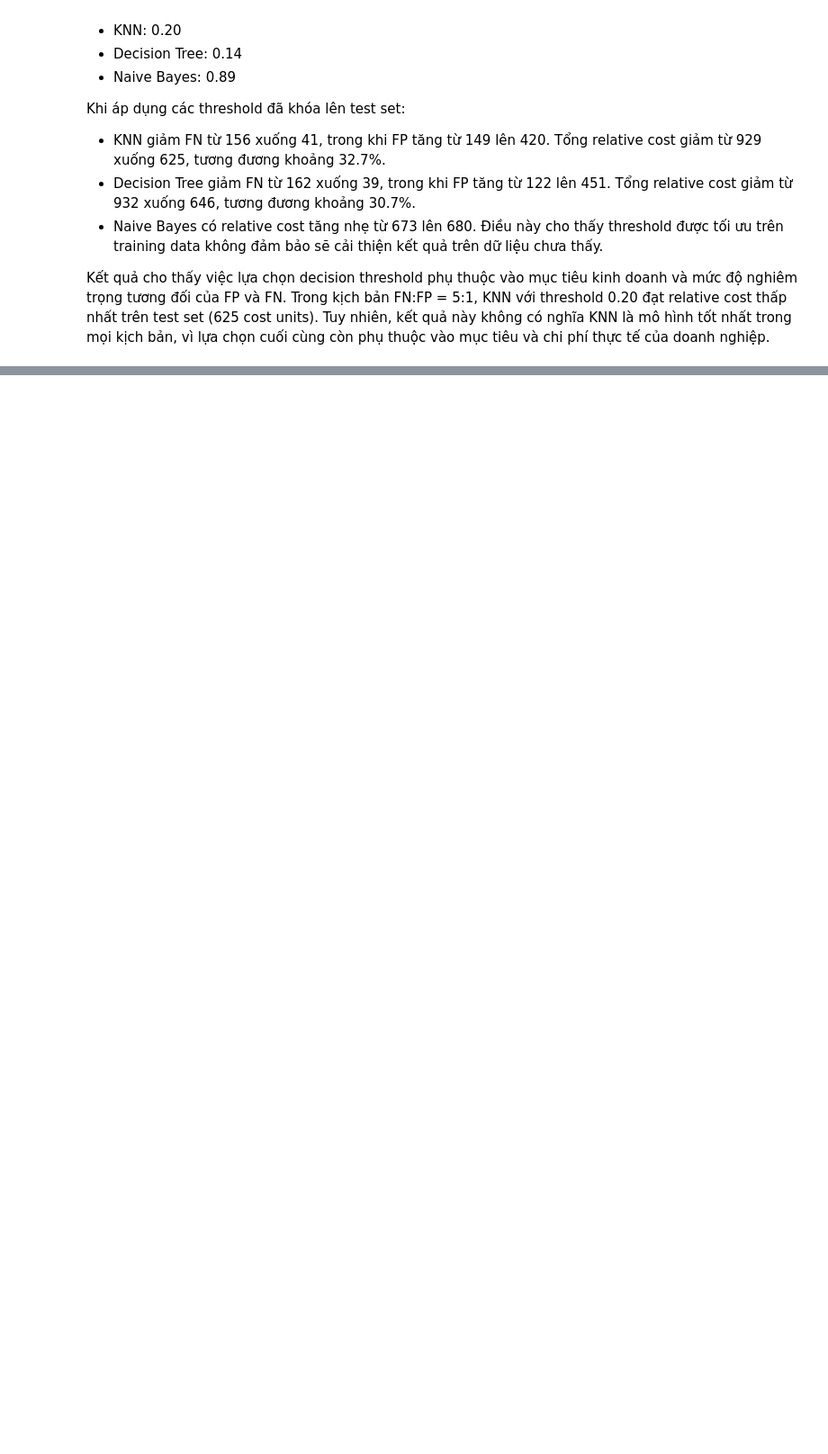
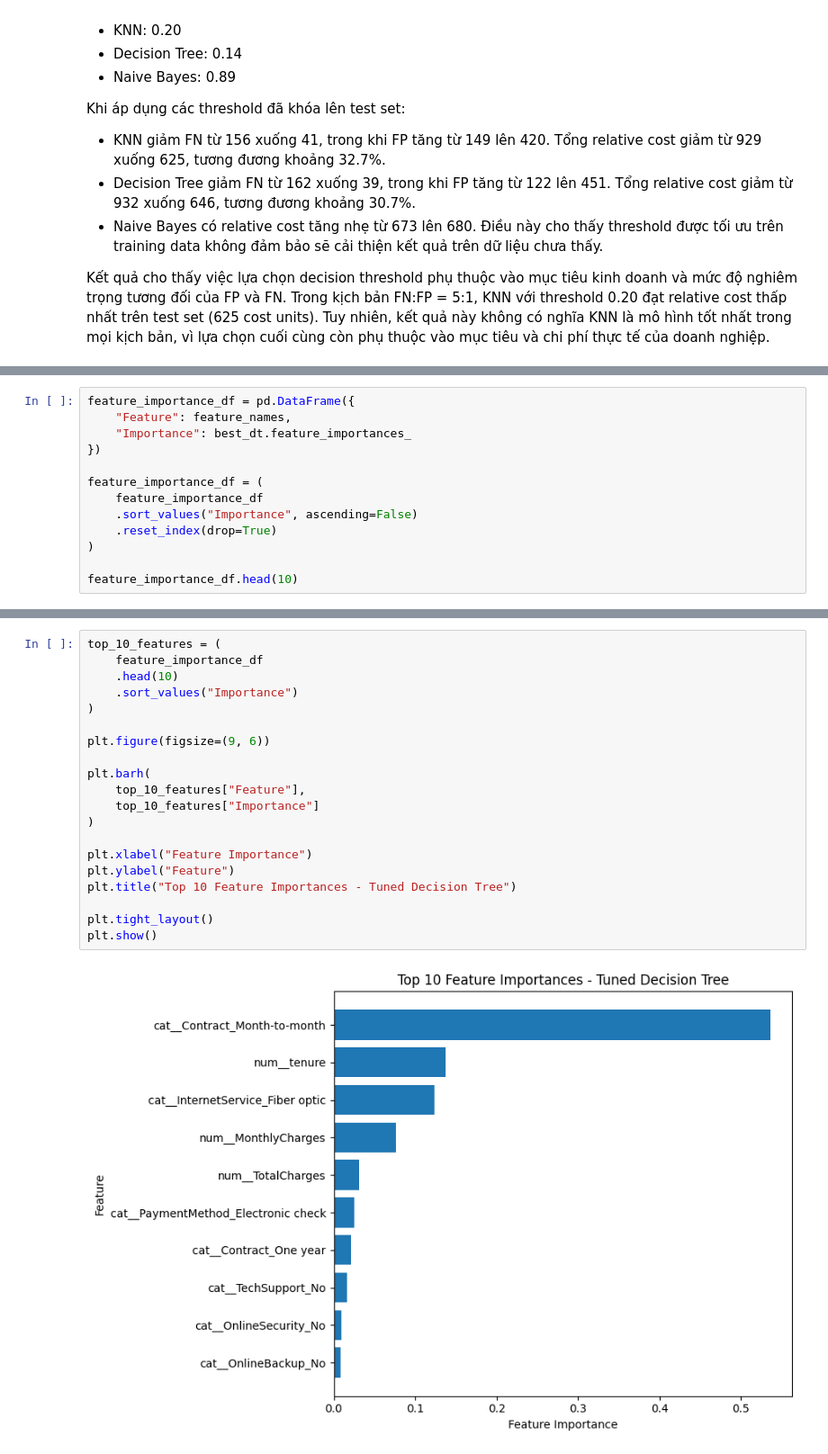
Before and after one commit to huynhthu214/Telco-Churn-DM, a Jupyter notebook: notebook/02_Modeling_Models.ipynb, the cells around one changed output, grey strips where cells are left out. Shown at 90% size. Cells and saved outputs as stored; diff of their text form; blank space fills up the shorter version.

```diff
--- a/notebook/02_Modeling_Models.ipynb
+++ b/notebook/02_Modeling_Models.ipynb
@@ -2028,0 +2101,13 @@ vì lựa chọn cuối cùng còn phụ thuộc vào mục tiêu và chi phí t
+# %%
+feature_importance_df = pd.DataFrame({
+    "Feature": feature_names,
+    "Importance": best_dt.feature_importances_
+})
+
+feature_importance_df = (
+    feature_importance_df
+    .sort_values("Importance", ascending=False)
+    .reset_index(drop=True)
+)
+
+feature_importance_df.head(10)
@@ -2028,0 +2126,22 @@ vì lựa chọn cuối cùng còn phụ thuộc vào mục tiêu và chi phí t
+# %%
+top_10_features = (
+    feature_importance_df
+    .head(10)
+    .sort_values("Importance")
+)
+
+plt.figure(figsize=(9, 6))
+
+plt.barh(
+    top_10_features["Feature"],
+    top_10_features["Importance"]
+)
+
+plt.xlabel("Feature Importance")
+plt.ylabel("Feature")
+plt.title("Top 10 Feature Importances - Tuned Decision Tree")
+
+plt.tight_layout()
+plt.show()
+# %% [output]
+[figure, added]
```
Also changed, not shown: parts of 52 cells of this notebook.
